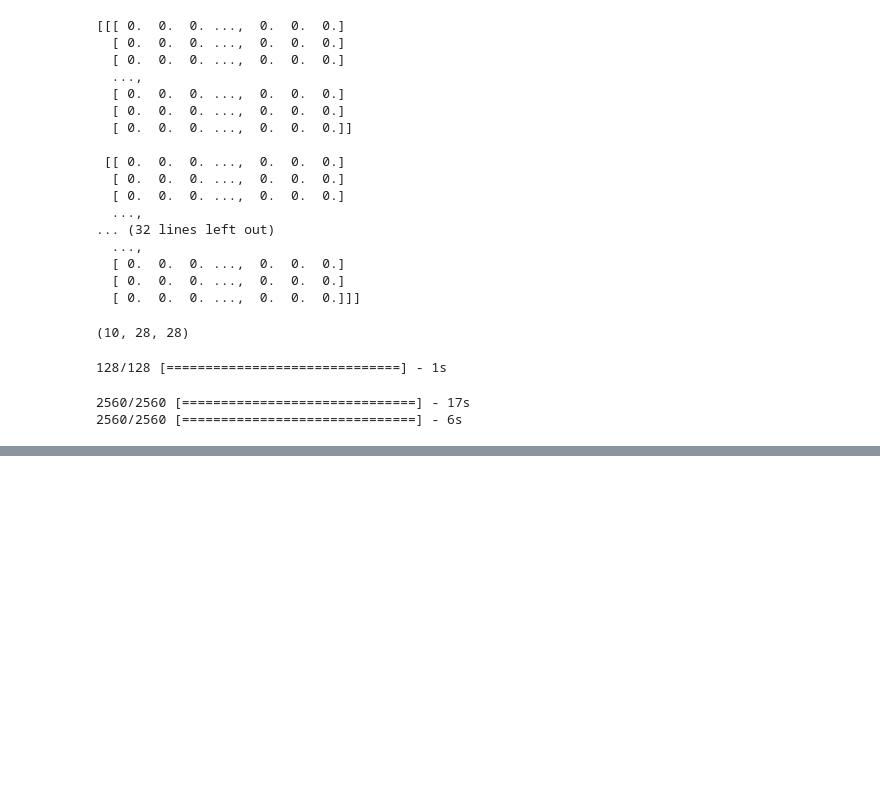
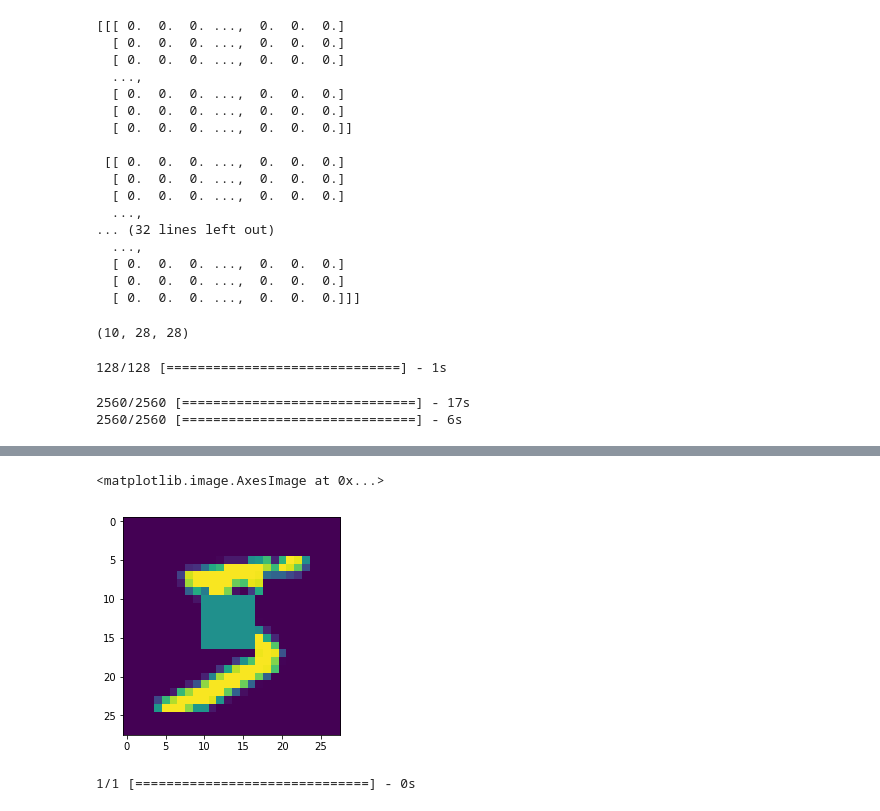
Before and after one commit to raj808569/DCGAN_KERAS, a Jupyter notebook: keras_gan.ipynb, the cells around one changed output, grey strips where cells are left out. Drawn from its saved outputs; the diff is of its cells as text; code cells hidden in the pictures; blank space fills up the shorter version.

```diff
--- a/keras_gan.ipynb
+++ b/keras_gan.ipynb
@@ -367,0 +394,4 @@ generate(128,nice=True)
+# %%
+exmpl2=X_train[0,:,:,0]
+mask=np.ones((28,28))
+print(mask)
@@ -367,0 +423,3 @@ generate(128,nice=True)
+# %%
+mask[10:17,10:17]=0.0
+print(mask)
@@ -367,0 +444,14 @@ generate(128,nice=True)
+# %%
+sampl3=X_train[0,:,:,0]
+plt.imshow(np.multiply(mask,sampl3))
+# %% [output]
+<matplotlib.image.AxesImage at 0x...>
+[figure, added]
+# %%
+g1 = generator_model()
+g1.compile(loss='binary_crossentropy', optimizer="SGD")
+g1.load_weights('generator')
+noise1 = np.random.uniform(-1, 1, (1, 100))
+gen_image = g1.predict(noise1, verbose=1)
+# %% [output]
+1/1 [==============================] - 0s
```
Also changed, not shown: parts of 17 cells of this notebook.
